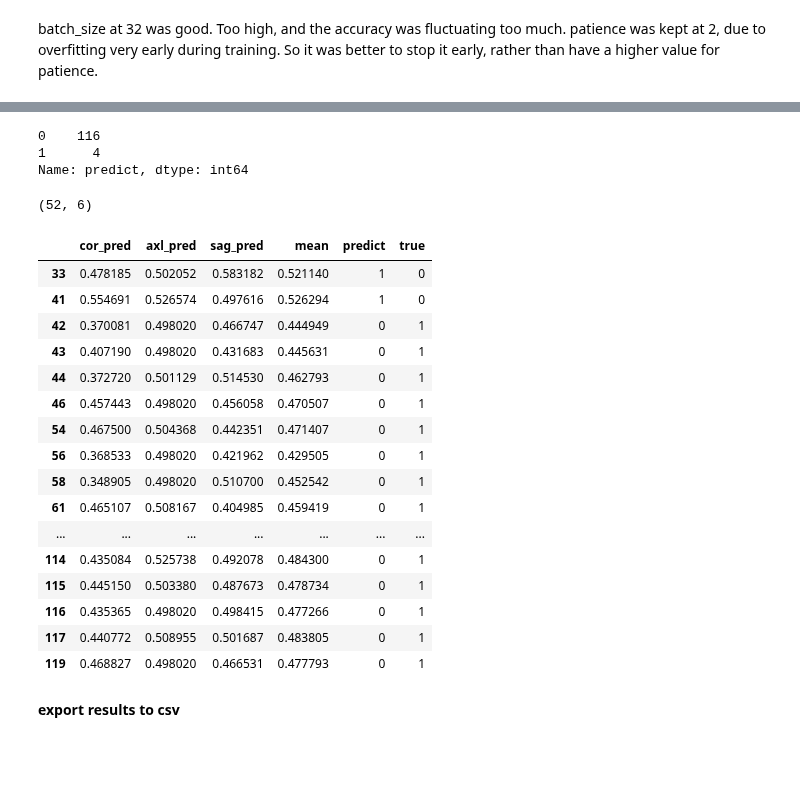
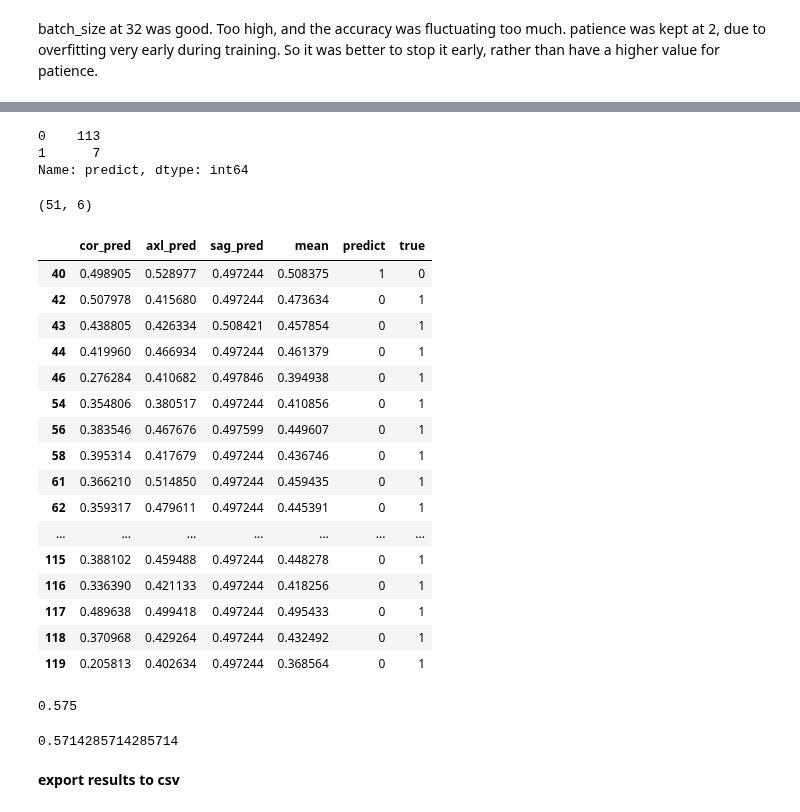
Before and after one commit to doscsy12/knee_mri_proj, a Jupyter notebook: code/Model_building_meniscus_alexnet.ipynb, the cells around one changed output, grey strips where cells are left out. Saved outputs shown, nothing was run; the diff lists cells and outputs as text; code cells hidden in the pictures; blank space fills up the shorter version.

```diff
--- a/code/Model_building_meniscus_alexnet.ipynb
+++ b/code/Model_building_meniscus_alexnet.ipynb
@@ -497,8 +612,8 @@ axl_pred = saved_axl_model.predict(axial_mensicus_val)
 saved_sag_model = load_model(f'{path_dir}/alex_sag_men//alexnet_model.h5')
 sag_pred = saved_sag_model.predict(sagittal_mensicus_val)
 # %%
-pred_men = pd.DataFrame(np.column_stack([cor_pred,axl_pred,sag_pred]),columns=['cor_pred', 'axl_pred', 'sag_pred'])
-pred_men['mean'] = pred_men.mean(axis=1)
+pred_val = pd.DataFrame(np.column_stack([cor_pred,axl_pred,sag_pred]),columns=['cor_pred', 'axl_pred', 'sag_pred'])
+pred_val['mean'] = pred_val.mean(axis=1)
 # %%
 # since model output is [0,1] using sigmoid activation function
 # pred is the probability
@@ -519,42 +634,50 @@ pred_men['mean']
 Name: mean, Length: 120, dtype: float32
 # %%
-pred_men['mean'] = pred_men.mean(axis=1)
+pred_val['mean'] = pred_val.mean(axis=1)
 # %%
 # if prob<0.5, it is 0.
-pred_men['predict'] = pred_men['mean'].map(lambda x: 0 if x<0.5 else 1)
+pred_val['predict'] = pred_val['mean'].map(lambda x: 0 if x<0.5 else 1)
 # %%
-pred_men['predict'].value_counts()
+pred_val['predict'].value_counts()
 # %% [output]
-0    116
-1      4
+0    113
+1      7
 Name: predict, dtype: int64
 # %%
 # labels are same for all planes
-pred_men['true'] = coronal_mensicus_label_val
+pred_val['true'] = coronal_mensicus_label_val
 # %%
-pred_men[pred_men['true'] != pred_men['predict']].shape
+pred_val[pred_val['true'] != pred_val['predict']].shape
 # %% [output]
-(52, 6)
+(51, 6)
 # %%
-pred_men[pred_men['true'] != pred_men['predict']]
+pred_val[pred_val['true'] != pred_val['predict']]
 # %% [output]
 |  | cor_pred | axl_pred | sag_pred | mean | predict | true |
-| 33 | 0.478185 | 0.502052 | 0.583182 | 0.521140 | 1 | 0 |
-| 41 | 0.554691 | 0.526574 | 0.497616 | 0.526294 | 1 | 0 |
-| 42 | 0.370081 | 0.498020 | 0.466747 | 0.444949 | 0 | 1 |
-| 43 | 0.407190 | 0.498020 | 0.431683 | 0.445631 | 0 | 1 |
-| 44 | 0.372720 | 0.501129 | 0.514530 | 0.462793 | 0 | 1 |
-| 46 | 0.457443 | 0.498020 | 0.456058 | 0.470507 | 0 | 1 |
-| 54 | 0.467500 | 0.504368 | 0.442351 | 0.471407 | 0 | 1 |
-| 56 | 0.368533 | 0.498020 | 0.421962 | 0.429505 | 0 | 1 |
-| 58 | 0.348905 | 0.498020 | 0.510700 | 0.452542 | 0 | 1 |
-| 61 | 0.465107 | 0.508167 | 0.404985 | 0.459419 | 0 | 1 |
+| 40 | 0.498905 | 0.528977 | 0.497244 | 0.508375 | 1 | 0 |
+| 42 | 0.507978 | 0.415680 | 0.497244 | 0.473634 | 0 | 1 |
+| 43 | 0.438805 | 0.426334 | 0.508421 | 0.457854 | 0 | 1 |
+| 44 | 0.419960 | 0.466934 | 0.497244 | 0.461379 | 0 | 1 |
+| 46 | 0.276284 | 0.410682 | 0.497846 | 0.394938 | 0 | 1 |
+| 54 | 0.354806 | 0.380517 | 0.497244 | 0.410856 | 0 | 1 |
+| 56 | 0.383546 | 0.467676 | 0.497599 | 0.449607 | 0 | 1 |
+| 58 | 0.395314 | 0.417679 | 0.497244 | 0.436746 | 0 | 1 |
+| 61 | 0.366210 | 0.514850 | 0.497244 | 0.459435 | 0 | 1 |
+| 62 | 0.359317 | 0.479611 | 0.497244 | 0.445391 | 0 | 1 |
 | ... | ... | ... | ... | ... | ... | ... |
-| 114 | 0.435084 | 0.525738 | 0.492078 | 0.484300 | 0 | 1 |
-| 115 | 0.445150 | 0.503380 | 0.487673 | 0.478734 | 0 | 1 |
-| 116 | 0.435365 | 0.498020 | 0.498415 | 0.477266 | 0 | 1 |
-| 117 | 0.440772 | 0.508955 | 0.501687 | 0.483805 | 0 | 1 |
-| 119 | 0.468827 | 0.498020 | 0.466531 | 0.477793 | 0 | 1 |
+| 115 | 0.388102 | 0.459488 | 0.497244 | 0.448278 | 0 | 1 |
+| 116 | 0.336390 | 0.421133 | 0.497244 | 0.418256 | 0 | 1 |
+| 117 | 0.489638 | 0.499418 | 0.497244 | 0.495433 | 0 | 1 |
+| 118 | 0.370968 | 0.429264 | 0.497244 | 0.432492 | 0 | 1 |
+| 119 | 0.205813 | 0.402634 | 0.497244 | 0.368564 | 0 | 1 |
+# %%
+accuracy_score(pred_val['true'],pred_val['predict'])
+# %% [output]
+0.575
+# %%
+precision_score(pred_val['true'],pred_val['predict'])
+# %% [output]
+0.5714285714285714
 # %% [markdown]
 **export results to csv**
 # %%
```
Also changed, not shown: parts of 35 cells of this notebook, 1 other file.
